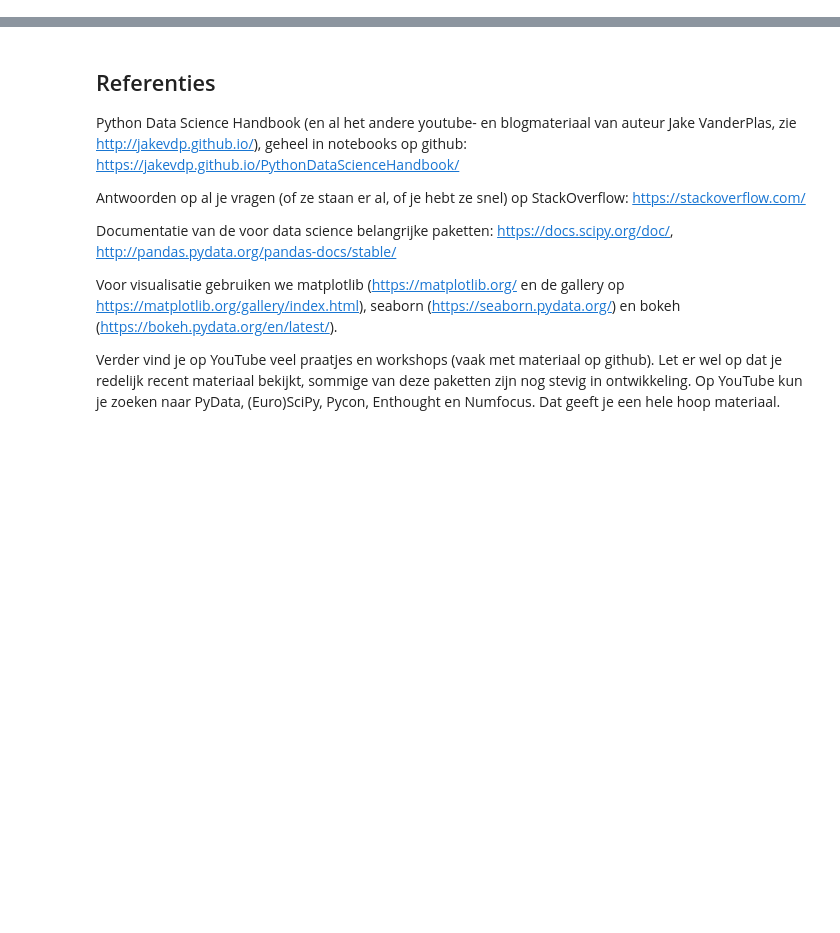
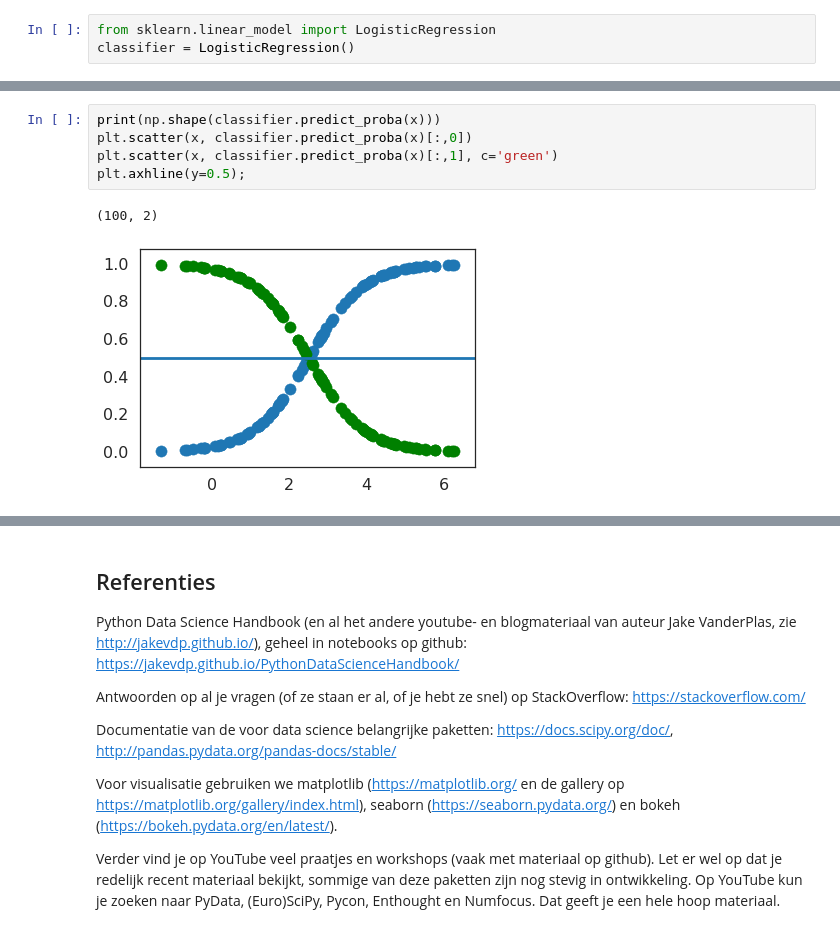
Before and after one commit to harcel/PyDataScienceIntroNL, a Jupyter notebook: Instructie_4.ipynb, the cells around one changed output, grey strips where cells are left out. Cells and saved outputs as stored; diff of their text form; blank space fills up the shorter version.

```diff
--- a/Instructie_4.ipynb
+++ b/Instructie_4.ipynb
@@ -0,0 +49,3 @@
+# %%
+from sklearn.linear_model import LogisticRegression
+classifier = LogisticRegression()
@@ -0,0 +57,8 @@
+# %%
+print(np.shape(classifier.predict_proba(x)))
+plt.scatter(x, classifier.predict_proba(x)[:,0])
+plt.scatter(x, classifier.predict_proba(x)[:,1], c='green')
+plt.axhline(y=0.5);
+# %% [output]
+(100, 2)
+[figure, added]
```
Also changed, not shown: parts of 41 cells of this notebook, 1 other file.
